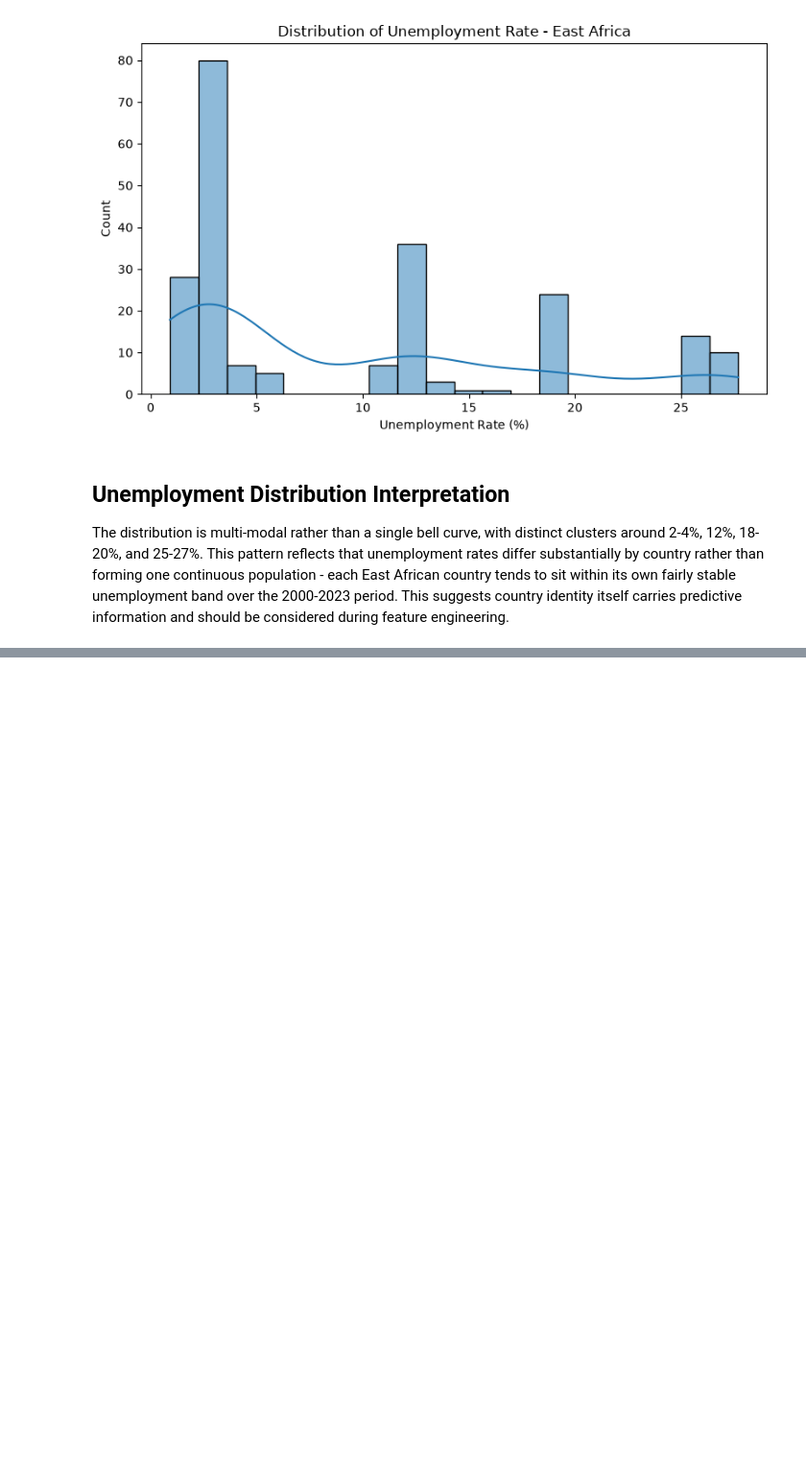
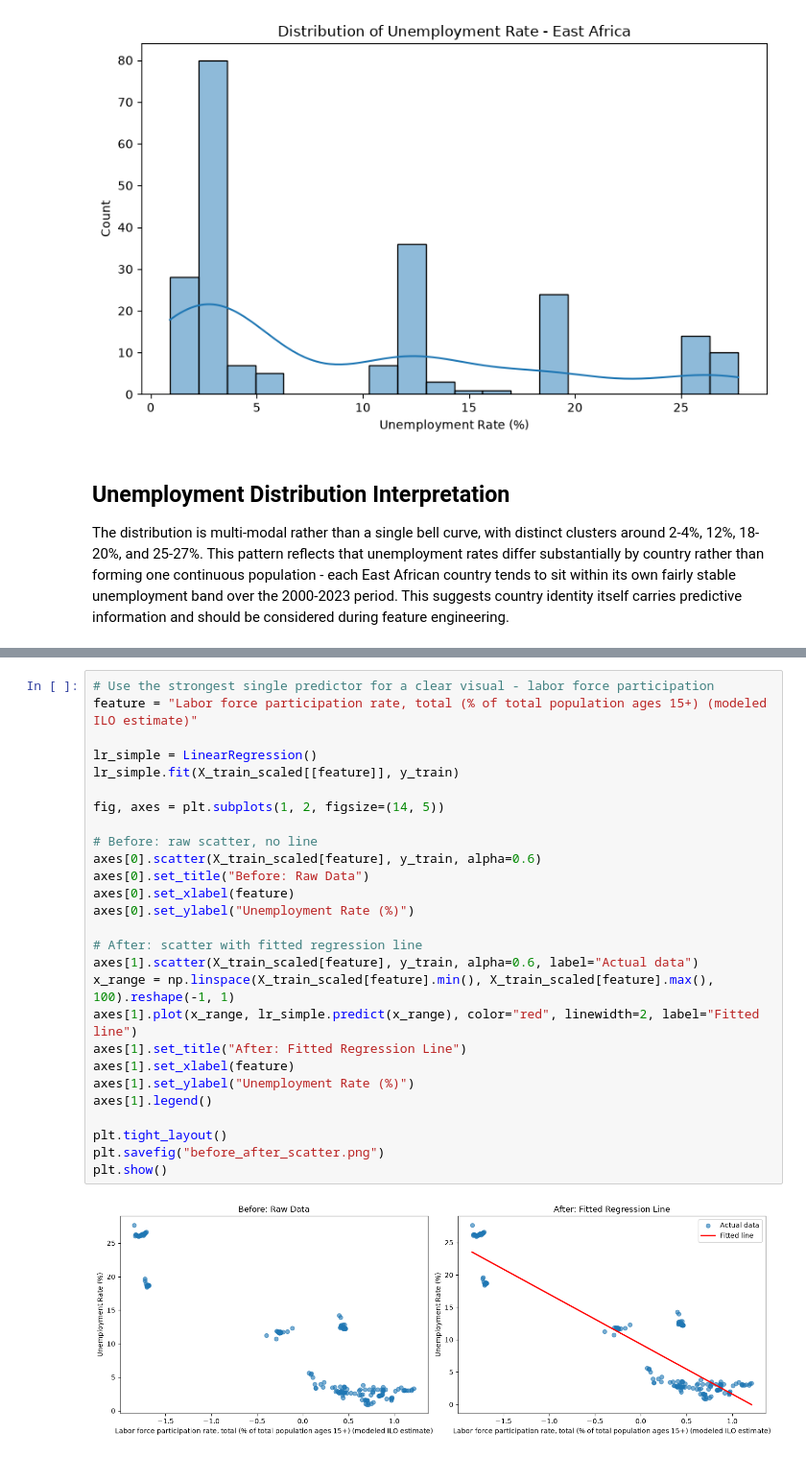
Before and after one commit to sahraomar1/linear_regression_model, a Jupyter notebook: summative/linear_regression/multivariate.ipynb, the cells around one changed output, grey strips where cells are left out. Shown at 96% size. Cells and saved outputs as stored; diff of their text form; blank space fills up the shorter version.

Commit message:
Complete linear regression task

```diff
--- a/summative/linear_regression/multivariate.ipynb
+++ b/summative/linear_regression/multivariate.ipynb
@@ -204,0 +314,29 @@ predictive information and should be considered during feature engineering.
+# %%
+# Use the strongest single predictor for a clear visual - labor force participation
+feature = "Labor force participation rate, total (% of total population ages 15+) (modeled ILO estimate)"
+
+lr_simple = LinearRegression()
+lr_simple.fit(X_train_scaled[[feature]], y_train)
+
+fig, axes = plt.subplots(1, 2, figsize=(14, 5))
+
+# Before: raw scatter, no line
+axes[0].scatter(X_train_scaled[feature], y_train, alpha=0.6)
+axes[0].set_title("Before: Raw Data")
+axes[0].set_xlabel(feature)
+axes[0].set_ylabel("Unemployment Rate (%)")
+
+# After: scatter with fitted regression line
+axes[1].scatter(X_train_scaled[feature], y_train, alpha=0.6, label="Actual data")
+x_range = np.linspace(X_train_scaled[feature].min(), X_train_scaled[feature].max(), 100).reshape(-1, 1)
+axes[1].plot(x_range, lr_simple.predict(x_range), color="red", linewidth=2, label="Fitted line")
+axes[1].set_title("After: Fitted Regression Line")
+axes[1].set_xlabel(feature)
+axes[1].set_ylabel("Unemployment Rate (%)")
+axes[1].legend()
+
+plt.tight_layout()
+plt.savefig("before_after_scatter.png")
+plt.show()
+# %% [output]
+[figure, added]
```
Also changed, not shown: parts of 10 cells of this notebook, 5 other files.
